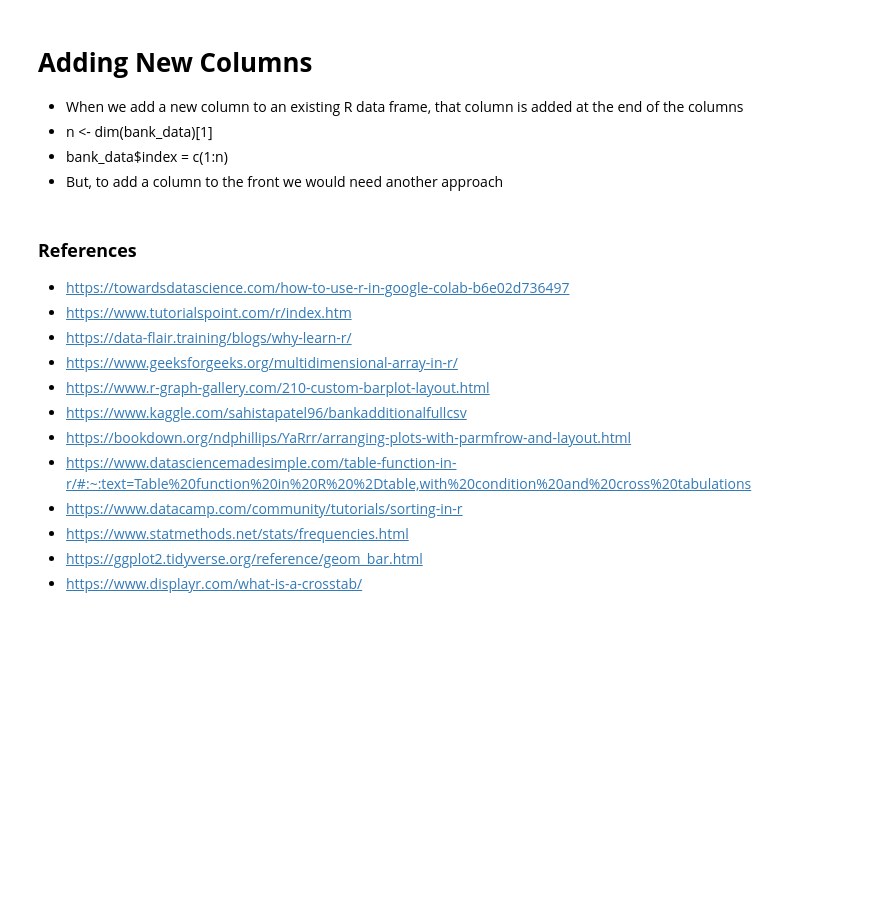
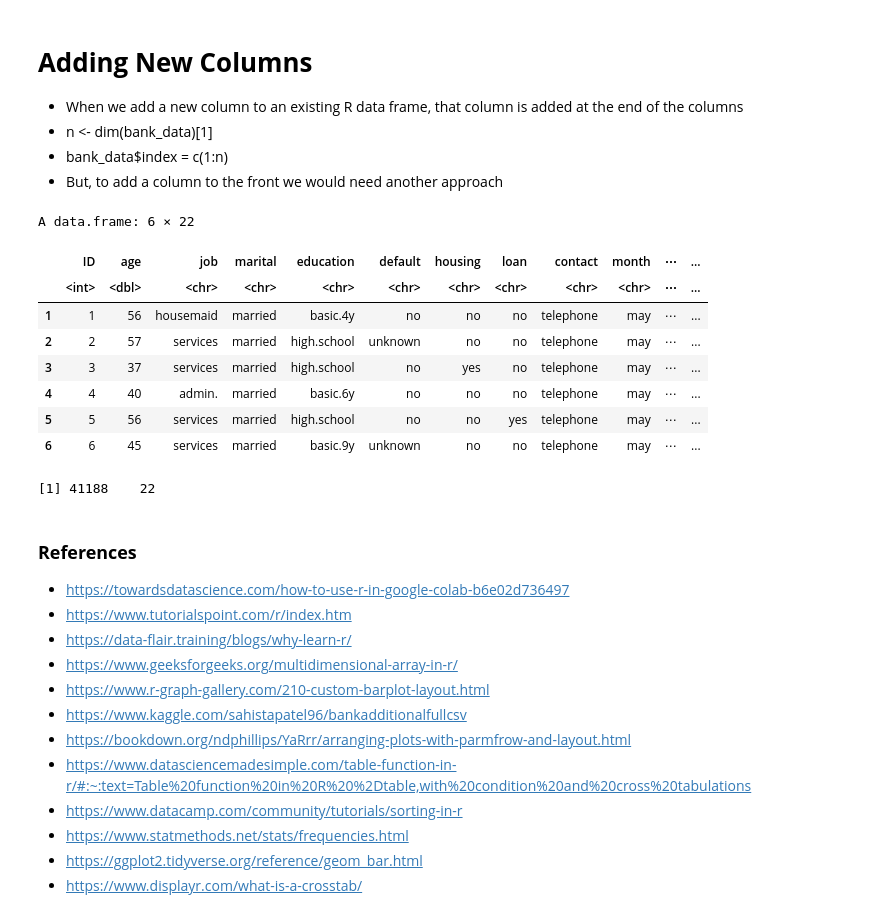
Before and after one commit to chandadunani/IDS, a Jupyter notebook: Chapter6.ipynb, the cells around one changed output. Cells and saved outputs as stored; diff of their text form; code cells hidden in the pictures; blank space fills up the shorter version.

```diff
--- a/Chapter6.ipynb
+++ b/Chapter6.ipynb
@@ -1108,6 +1108,31 @@ geom_bar(stat="identity", position = "dodge")
 * n <- dim(bank_data)[1]
 * bank_data$index = c(1:n)
 * But, to add a column to the front we would need another approach
+# %%
+# Add an int index field in the front to give each row a unique ID
+
+n <- dim(bank_data)[1]
+ID = c(1:n)
+
+bank_data <- cbind(ID, bank_data)
+
+head(bank_data)
+# %% [output]
+A data.frame: 6 × 22
+|  | ID | age | job | marital | education | default | housing | loan | contact | month | ⋯ | ... |
+|  | <int> | <dbl> | <chr> | <chr> | <chr> | <chr> | <chr> | <chr> | <chr> | <chr> | ⋯ | ... |
+| 1 | 1 | 56 | housemaid | married | basic.4y | no | no | no | telephone | may | ⋯ | ... |
+| 2 | 2 | 57 | services | married | high.school | unknown | no | no | telephone | may | ⋯ | ... |
+| 3 | 3 | 37 | services | married | high.school | no | yes | no | telephone | may | ⋯ | ... |
+| 4 | 4 | 40 | admin. | married | basic.6y | no | no | no | telephone | may | ⋯ | ... |
+| 5 | 5 | 56 | services | married | high.school | no | no | yes | telephone | may | ⋯ | ... |
+| 6 | 6 | 45 | services | married | basic.9y | unknown | no | no | telephone | may | ⋯ | ... |
+# %%
+# Let's verify the new shape
+
+dim(bank_data)
+# %% [output]
+[1] 41188    22
 # %% [markdown]
 ### **References**
 
```
